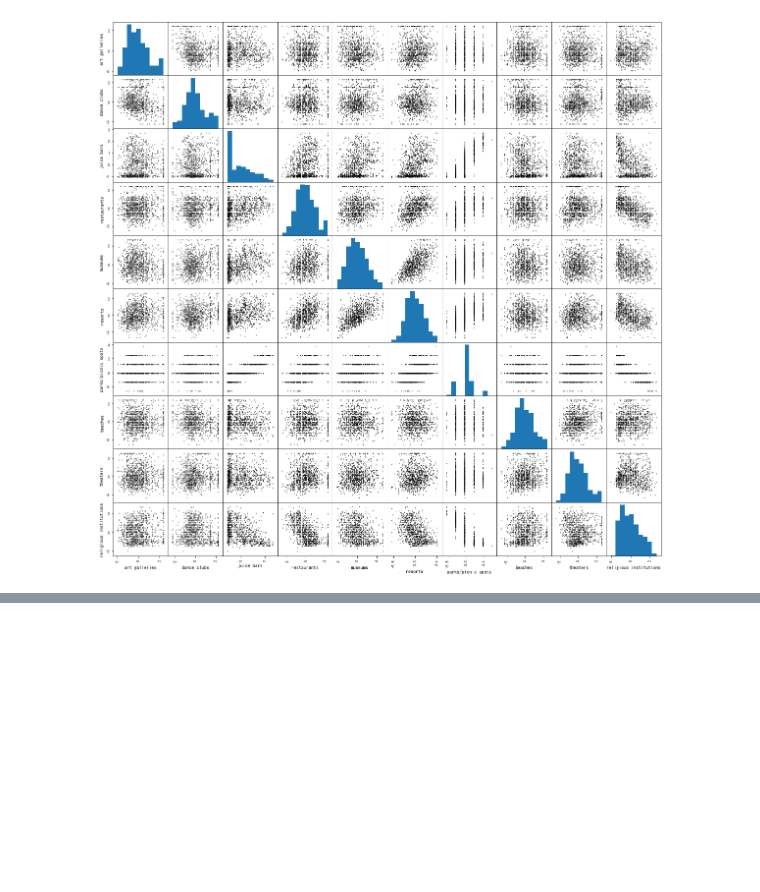
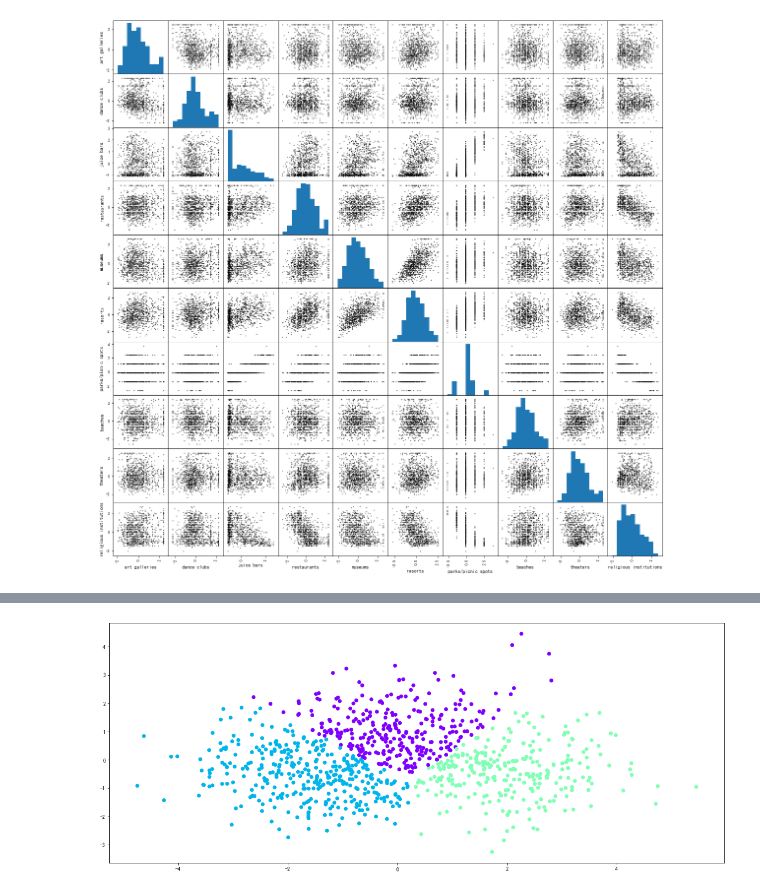
Before and after one commit to MKMQ99/Data-Mining, a Jupyter notebook: 聚类/cluster.ipynb, the cells around one changed output, grey strips where cells are left out. Cells and saved outputs as stored; diff of their text form; code cells hidden in the pictures; blank space fills up the shorter version.

```diff
--- a/聚类/cluster.ipynb
+++ b/聚类/cluster.ipynb
@@ -141,0 +206,8 @@ plt.show()
+# %%
+km_cluster = KMeans(n_clusters=3, max_iter=300, init='k-means++')
+#K=3，最多迭代300次，按k-means++选初始点
+predictions = km_cluster.fit_predict(newdata)
+print('result:', predictions)
+print('clusters: first classes: %d, second classes: %d, thrid classes: %d' %
+      (np.sum(predictions == 0), np.sum(predictions == 1), np.sum(predictions == 2)))
+#聚类结果，以及每个类包含的数据个数
@@ -141,0 +232,16 @@ plt.show()
+# %%
+colors = cm.rainbow(np.linspace(0, 1, 5))
+x = []
+y = []
+c = []
+
+for i in range(len(newdata)):
+    x.append(newdata[i][0])
+    y.append(newdata[i][1])
+    c.append(colors[predictions[i]])
+
+plt.scatter(x, y, color=c)
+plt.show()
+#聚类结果可视化展示
+# %% [output]
+[figure, added]
```
Also changed, not shown: parts of 8 cells of this notebook, 1 other file.
